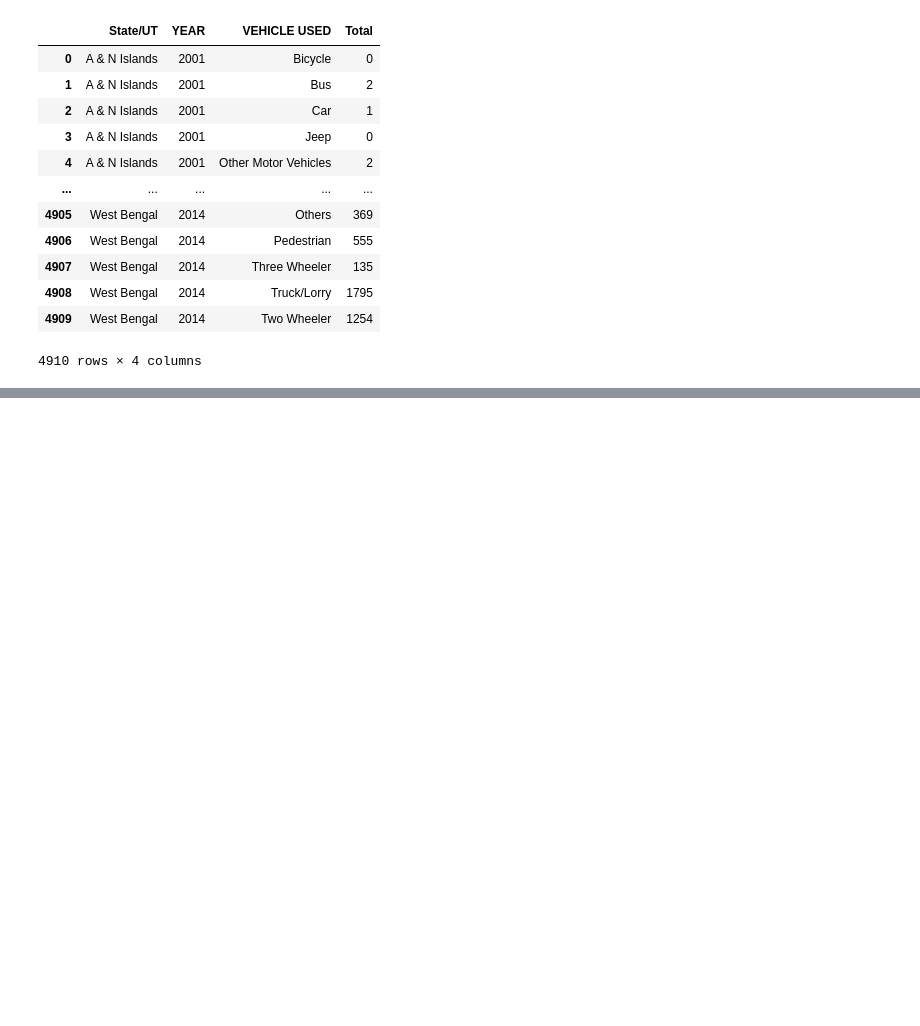
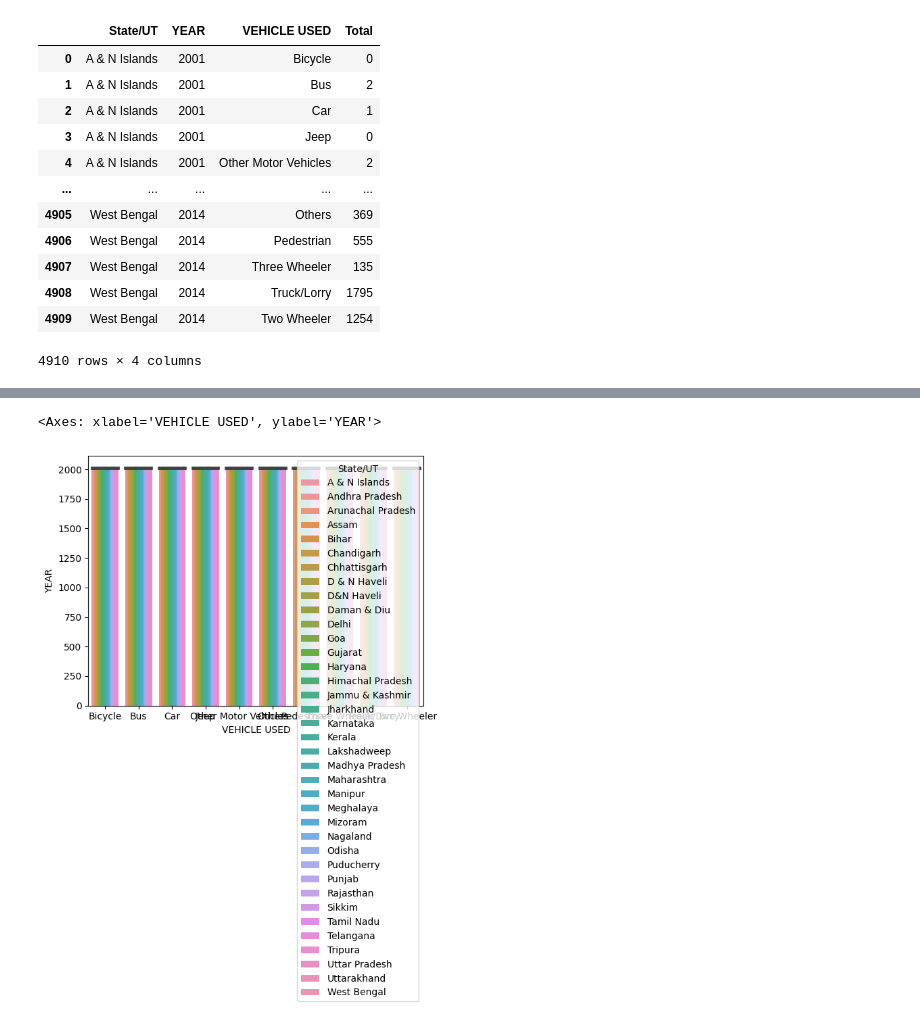
Before and after one commit to janvidixit3344/Accident_ROAD, a Jupyter notebook: analysis1.ipynb, the cells around one changed output, grey strips where cells are left out. Cells and saved outputs as stored; diff of their text form; code cells hidden in the pictures; blank space fills up the shorter version.

```diff
--- a/analysis1.ipynb
+++ b/analysis1.ipynb
@@ -53,0 +62,5 @@ acc_mode
+# %%
+sns.barplot(x='VEHICLE USED', y='YEAR', hue='State/UT', data=acc_mode)
+# %% [output]
+<Axes: xlabel='VEHICLE USED', ylabel='YEAR'>
+[figure, added]
```
Also changed, not shown: parts of 5 cells of this notebook, 4 other files.
